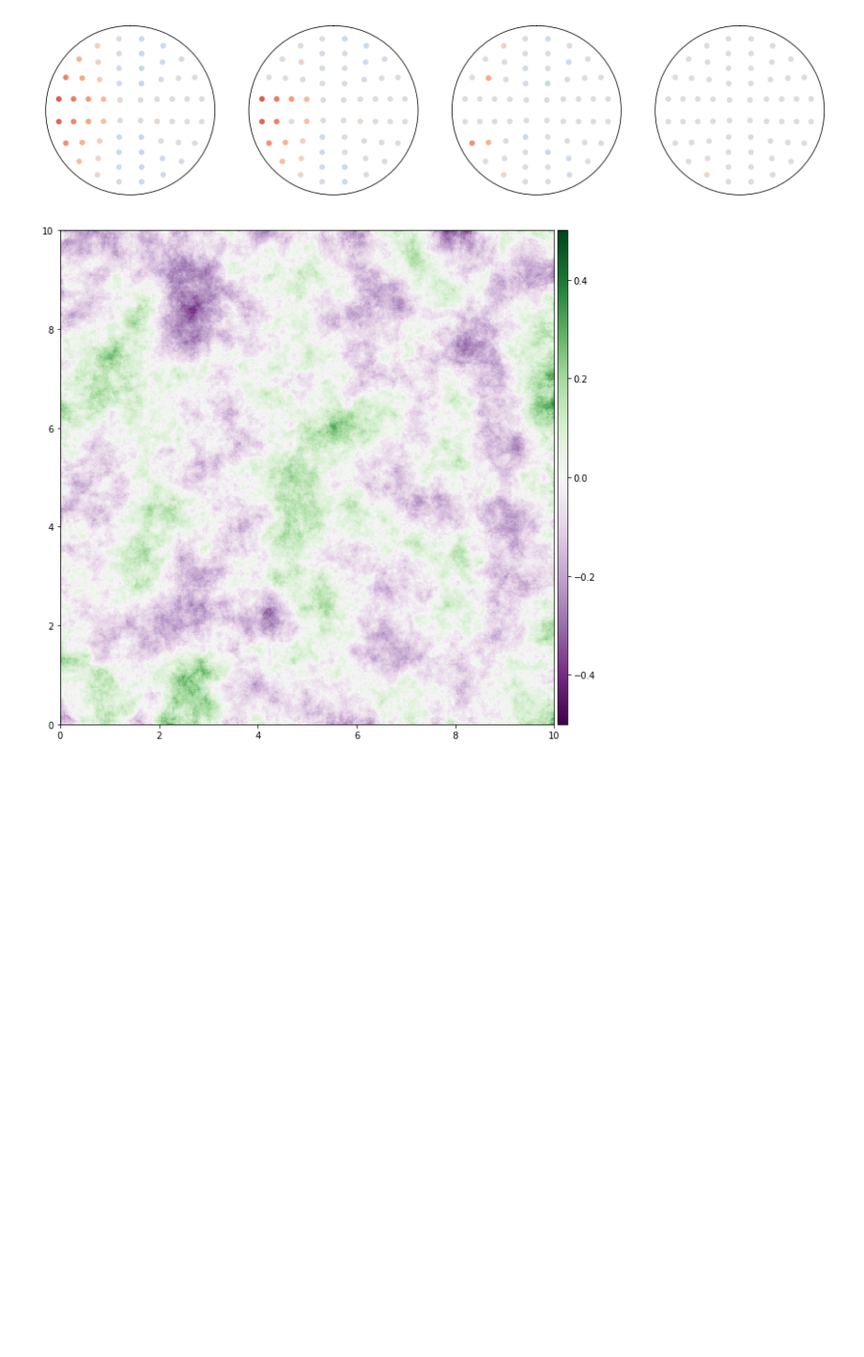
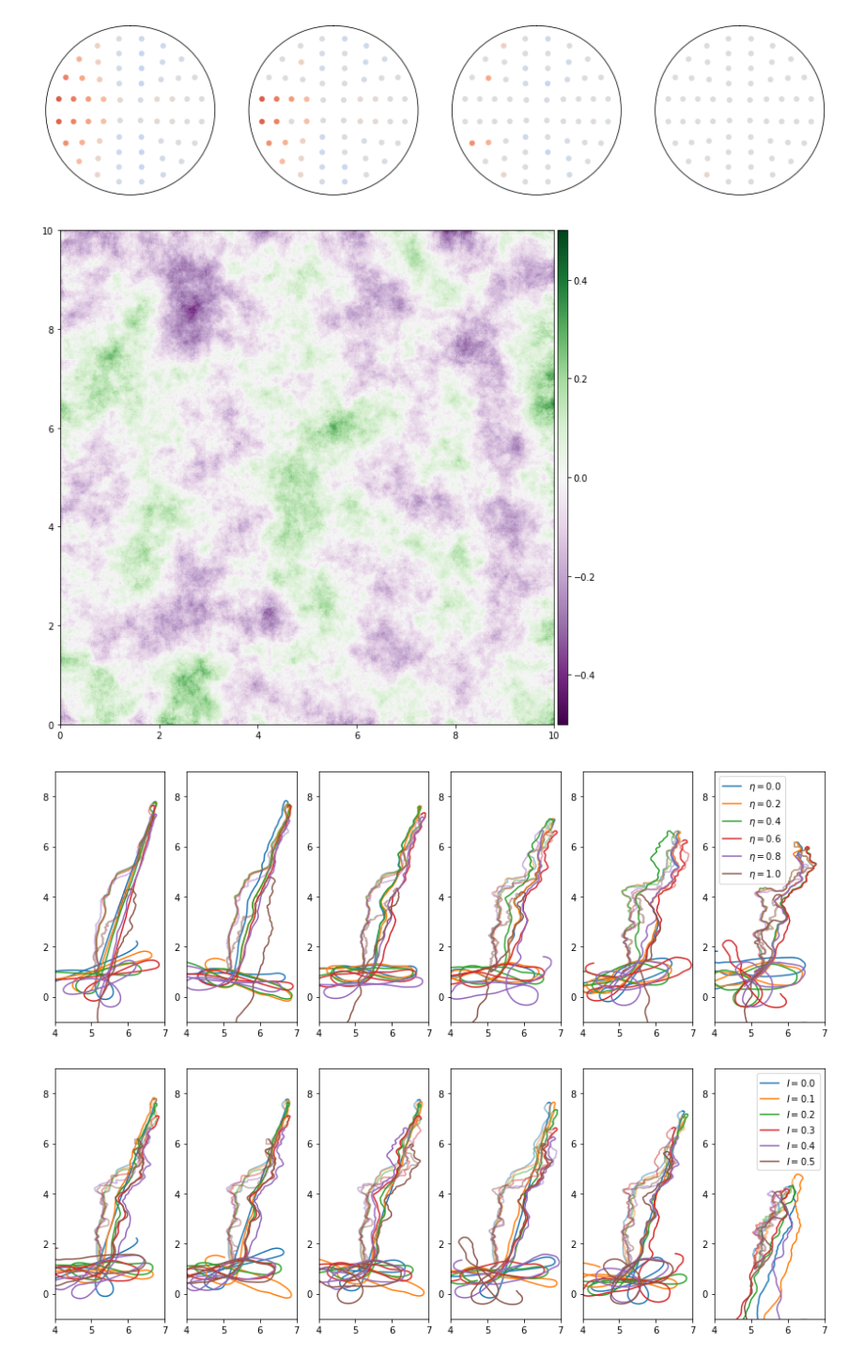
Before and after one commit to InsectRobotics/insectvision, a Jupyter notebook: notebooks/plos.ipynb, the cells around one changed output. Shown at 94% size. Cells and saved outputs as stored; diff of their text form; code cells hidden in the pictures; blank space fills up the shorter version.

```diff
--- a/notebooks/plos.ipynb
+++ b/notebooks/plos.ipynb
@@ -233,7 +237,6 @@ phi_s = np.array([(sun.az + np.pi) % (2 * np.pi) - np.pi])
 noise = 0.0
 ttau = .06
 dx = 1e-02
-# world = load_world()
 routes = load_routes()
 flow = dx * np.ones(2) / np.sqrt(2)
 max_theta = 0.
@@ -337,8 +340,39 @@ for max_altitude in [.0, .1, .2, .3, .4, .5]:
             stats["noise"].append(noise)
             stats["opath"].append(opath)
             stats["ipath"].append(ipath)
-            stats["d_x"].append(d_x)
-            stats["d_c"].append(d_c)
-            stats["tau"].append(tau)
+            stats["d_x"].append(d_x[-1])
+            stats["d_c"].append(d_c[-1])
+            stats["tau"].append(tau[-1])
 
 np.savez_compressed("data/pi-stats.npz", **stats)
+# %%
+stats = np.load("data/pi-stats.npz")
+
+ipaths = stats["ipath"]
+opaths = stats["opath"]
+d_xs = stats["d_x"]
+d_cs = stats["d_c"]
+max_alts = stats["max_alt"]
+noises = stats["noise"]
+un_max_alts = np.sort(np.unique(max_alts))
+un_noises = np.sort(np.unique(noises))
+
+plt.figure("Inclinations", figsize=(15, 5))
+for j, max_alt in enumerate(un_max_alts):
+    for id, noise in enumerate(un_noises):
+        ipath = ipaths[np.all([max_alt == max_alts, noise == noises], axis=0)][0]
+        opath = opaths[np.all([max_alt == max_alts, noise == noises], axis=0)][0]
+        plot_route(opath, ipath, id=id, label=r'$\eta = %.1f$' % noise, subplot=101 + len(un_max_alts) * 10 + j)
+plt.legend()
+
+plt.figure("Disturbances", figsize=(15, 5))
+for j, noise in enumerate(un_noises):
+    for id, max_alt in enumerate(un_max_alts):
+        ipath = ipaths[np.all([max_alt == max_alts, noise == noises], axis=0)][0]
+        opath = opaths[np.all([max_alt == max_alts, noise == noises], axis=0)][0]
+        plot_route(opath, ipath, id=id, label=r'$I = %.1f$' % max_alt, subplot=101 + len(un_max_alts) * 10 + j)
+plt.legend()
+plt.show()
+# %% [output]
+[figure, added]
+[figure, added]
```
Also changed, not shown: parts of 11 cells of this notebook, 4 other files.
